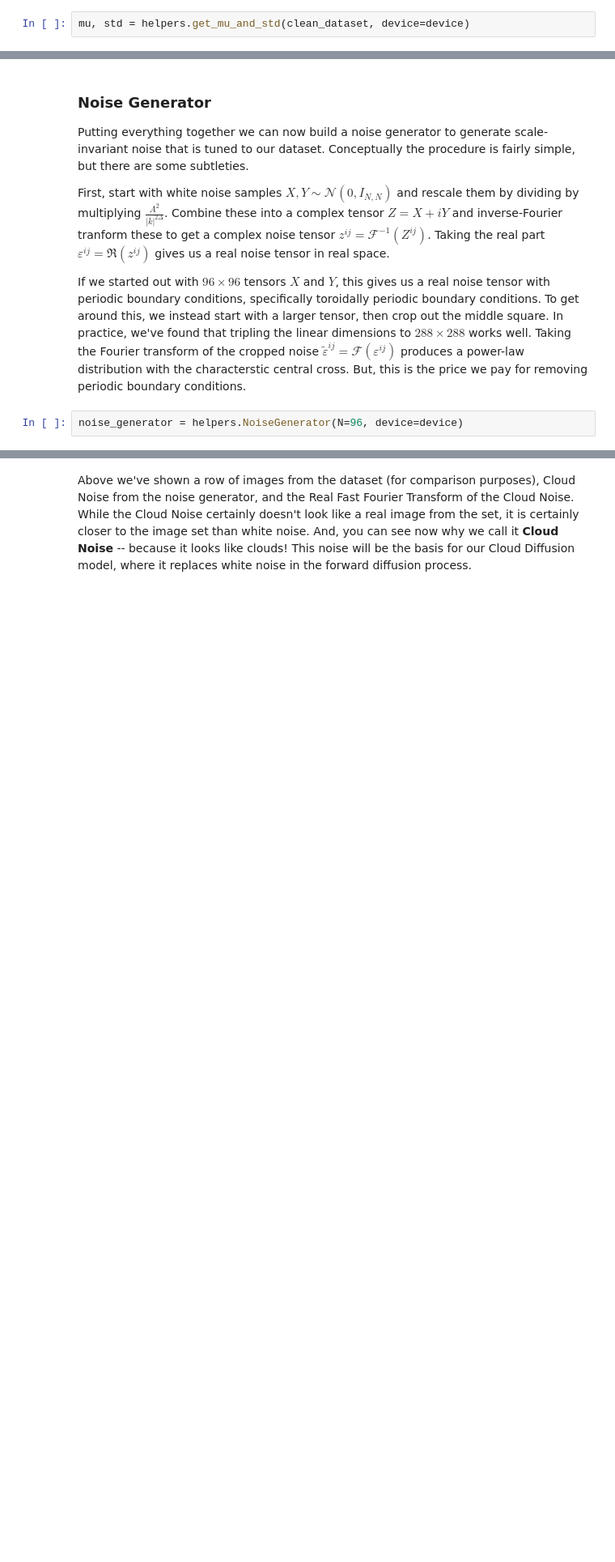
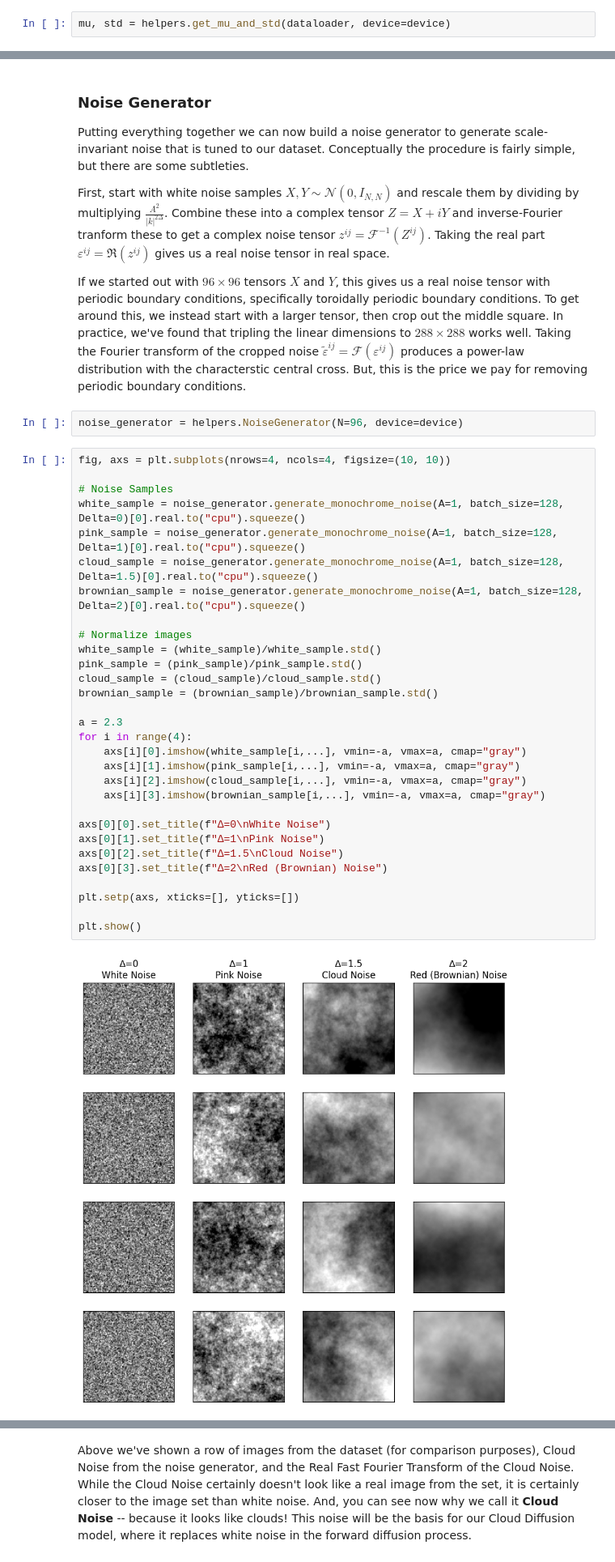
Before and after one commit to arandono/Cloud-Diffusion, a Jupyter notebook: CD_Scale_Invariance.ipynb, the cells around one changed output, grey strips where cells are left out. Shown at 81% size. Drawn from its saved outputs; the diff is of its cells as text; blank space fills up the shorter version.

```diff
--- a/CD_Scale_Invariance.ipynb
+++ b/CD_Scale_Invariance.ipynb
@@ -133,4 +133,4 @@ To answer these questions, you calculate the pixel-wise means and standard devia
 ### Means and Standard Deviations
 First, calculate the means, and standard deviations. Focus on the pixel-wise mean and std (the mean/std value for each pixel in the image set).
 # %%
-mu, std = helpers.get_mu_and_std(clean_dataset, device=device)
+mu, std = helpers.get_mu_and_std(dataloader, device=device)
@@ -367,6 +369,38 @@ First, start with white noise samples $X,Y\sim \mathcal{N}(0,I_{N,N})$ and resca
 If we started out with $96\times96$ tensors $X$ and $Y$, this gives us a real noise tensor with periodic boundary conditions, specifically toroidally periodic boundary conditions. To get around this, we instead start with a larger tensor, then crop out the middle square. In practice, we've found that tripling the linear dimensions to $288\times 288$ works well. Taking the Fourier transform of the cropped noise $\widetilde{\varepsilon}^{ij}=\mathcal{F}(\varepsilon^{ij})$ produces a power-law distribution with the characterstic central cross. But, this is the price we pay for removing periodic boundary conditions.
 # %%
 noise_generator = helpers.NoiseGenerator(N=96, device=device)
+# %%
+fig, axs = plt.subplots(nrows=4, ncols=4, figsize=(10, 10))
+
+# Noise Samples
+white_sample = noise_generator.generate_monochrome_noise(A=1, batch_size=128, Delta=0)[0].real.to("cpu").squeeze()
+pink_sample = noise_generator.generate_monochrome_noise(A=1, batch_size=128, Delta=1)[0].real.to("cpu").squeeze()
+cloud_sample = noise_generator.generate_monochrome_noise(A=1, batch_size=128, Delta=1.5)[0].real.to("cpu").squeeze()
+brownian_sample = noise_generator.generate_monochrome_noise(A=1, batch_size=128, Delta=2)[0].real.to("cpu").squeeze()
+
+# Normalize images
+white_sample = (white_sample)/white_sample.std()
+pink_sample = (pink_sample)/pink_sample.std()
+cloud_sample = (cloud_sample)/cloud_sample.std()
+brownian_sample = (brownian_sample)/brownian_sample.std()
+
+a = 2.3
+for i in range(4):
+    axs[i][0].imshow(white_sample[i,...], vmin=-a, vmax=a, cmap="gray")
+    axs[i][1].imshow(pink_sample[i,...], vmin=-a, vmax=a, cmap="gray")
+    axs[i][2].imshow(cloud_sample[i,...], vmin=-a, vmax=a, cmap="gray")
+    axs[i][3].imshow(brownian_sample[i,...], vmin=-a, vmax=a, cmap="gray")
+
+axs[0][0].set_title(f"∆=0\nWhite Noise")
+axs[0][1].set_title(f"∆=1\nPink Noise")
+axs[0][2].set_title(f"∆=1.5\nCloud Noise")
+axs[0][3].set_title(f"∆=2\nRed (Brownian) Noise")
+
+plt.setp(axs, xticks=[], yticks=[])
+
+plt.show()
+# %% [output]
+[figure, added]
 # %%
 print(f"Noise for Delta={Delta}, A={A}")
 
```
Also changed, not shown: parts of 12 cells of this notebook, 8 other files.
